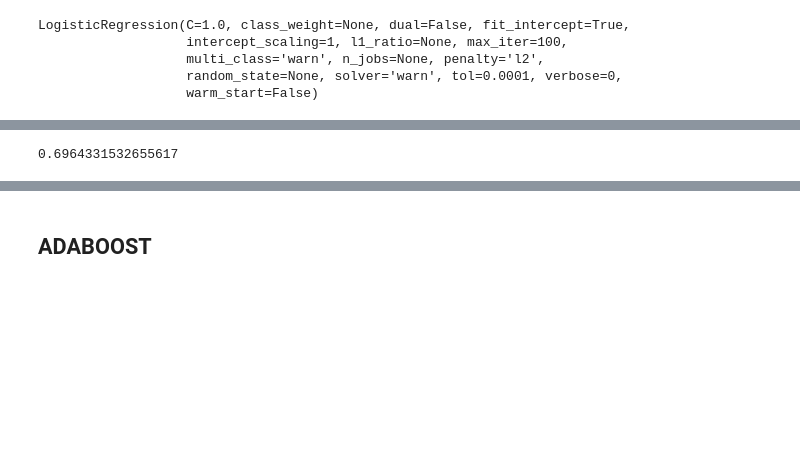
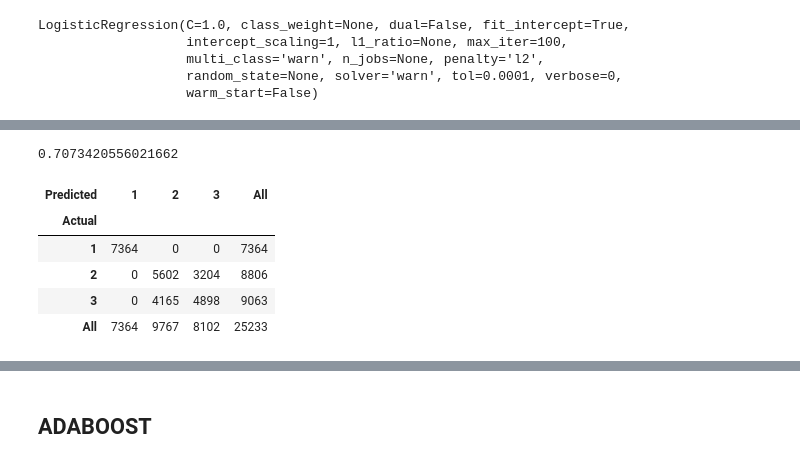
Before and after one commit to lilach199612/HMLFIPA, a Jupyter notebook: HMLFIPA.ipynb, the cells around one changed output, grey strips where cells are left out. Saved outputs shown, nothing was run; the diff lists cells and outputs as text; code cells hidden in the pictures; blank space fills up the shorter version.

```diff
--- a/HMLFIPA.ipynb
+++ b/HMLFIPA.ipynb
@@ -345,3 +365,22 @@ weighted avg       0.74      0.72      0.71     25233
 # %% [markdown]
 ## Logistic Regression
+# %%
+X_train=train[['Time_x',  ' Position X_x',' Velocity Y_x',
+          ' Yaw_x', ' Wrist Pos X_x',' Elbow pos X_x', ' Elbow Pos Y_x',
+          ' Elbow Pos Z_x', ' Grab Strenth_x', ' Grab Angle_x',
+          ' Pinch Strength_x', 'Time_y',
+          ' Position X_y', ' Position Y_y', ' Position Z_y',
+          ' Velocity Y_y', ' Velocity Z_y', ' Pitch_y',
+          ' Roll_y', ' Yaw_y', ' Wrist Pos X_y', ' Wrist Pos Y_y',
+          ' Elbow pos X_y', ' Elbow Pos Y_y', ' Elbow Pos Z_y',
+          ' Grab Strenth_y', ' Grab Angle_y']]
+X_test=test[['Time_x',  ' Position X_x',' Velocity Y_x',
+         ' Yaw_x', ' Wrist Pos X_x',' Elbow pos X_x', ' Elbow Pos Y_x',
+         ' Elbow Pos Z_x', ' Grab Strenth_x', ' Grab Angle_x',
+         ' Pinch Strength_x', 'Time_y',
+         ' Position X_y', ' Position Y_y', ' Position Z_y',
+         ' Velocity Y_y', ' Velocity Z_y', ' Pitch_y',
+         ' Roll_y', ' Yaw_y', ' Wrist Pos X_y', ' Wrist Pos Y_y',
+         ' Elbow pos X_y', ' Elbow Pos Y_y', ' Elbow Pos Z_y',
+         ' Grab Strenth_y', ' Grab Angle_y' ]]
 # %%
@@ -393,8 +430,19 @@ train score: 0.35454545454545455
 # %%
-y_press_class=logreg.predict(X_test)
-f1_score(y_test, y_pred_class,average='weighted')
+y_pred=logreg.predict(X_test)
+f1_score(y_test, y_pred,average='weighted')
 # %% [output]
-0.6964331532655617
+0.7073420556021662
+# %%
+metrics.confusion_matrix(y_test, y_pred)
+df_confusion = ps.crosstab(y_test, y_pred, rownames=['Actual'], colnames=['Predicted'], margins=True)
+df_confusion
+# %% [output]
+| Predicted | 1 | 2 | 3 | All |
+| Actual |  |  |  |  |
+| 1 | 7364 | 0 | 0 | 7364 |
+| 2 | 0 | 5602 | 3204 | 8806 |
+| 3 | 0 | 4165 | 4898 | 9063 |
+| All | 7364 | 9767 | 8102 | 25233 |
 # %%
 print(classification_report(y_test, y_pred_class))
 # %% [output]
```
Also changed, not shown: parts of 20 cells of this notebook.
